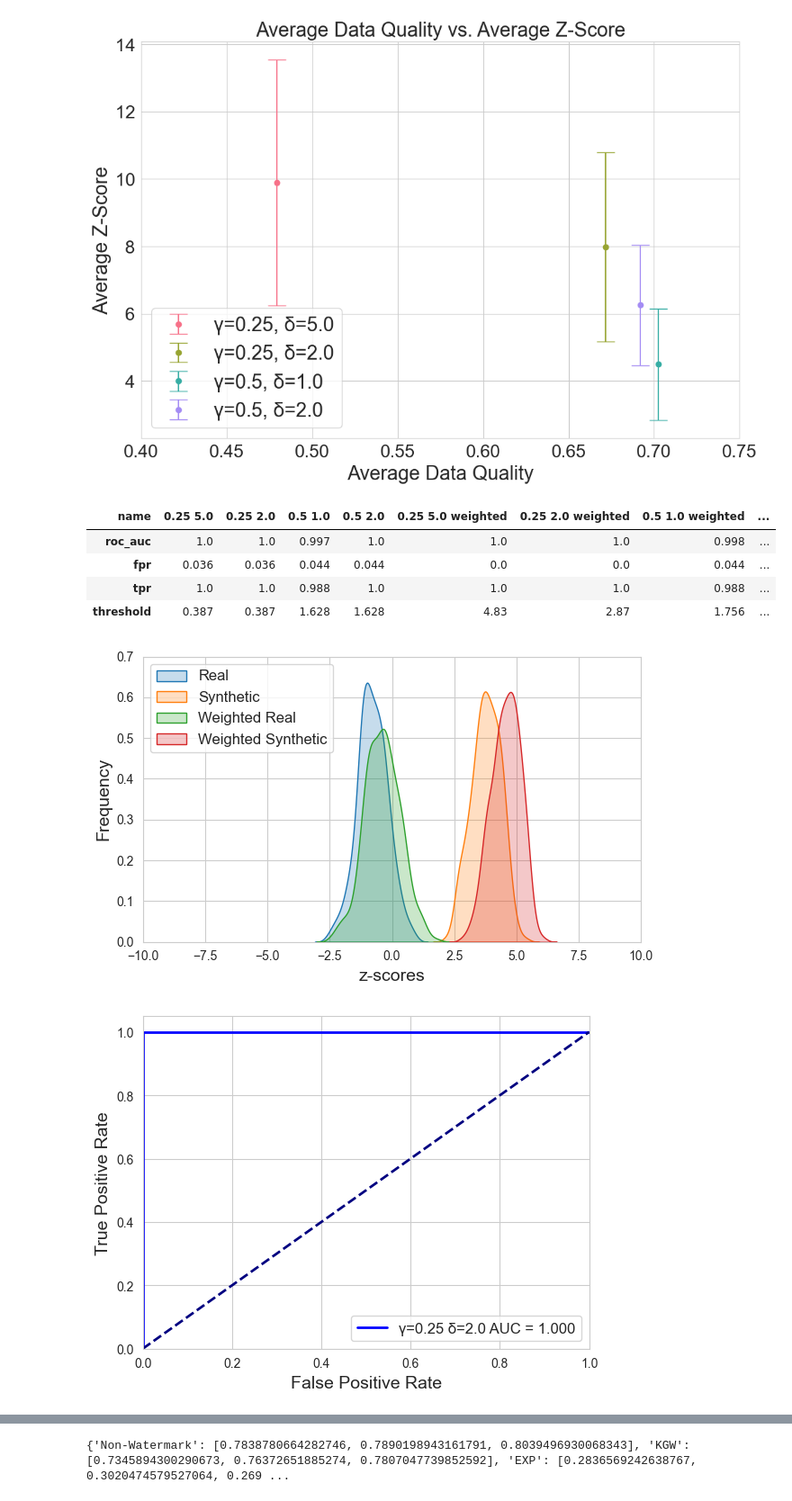
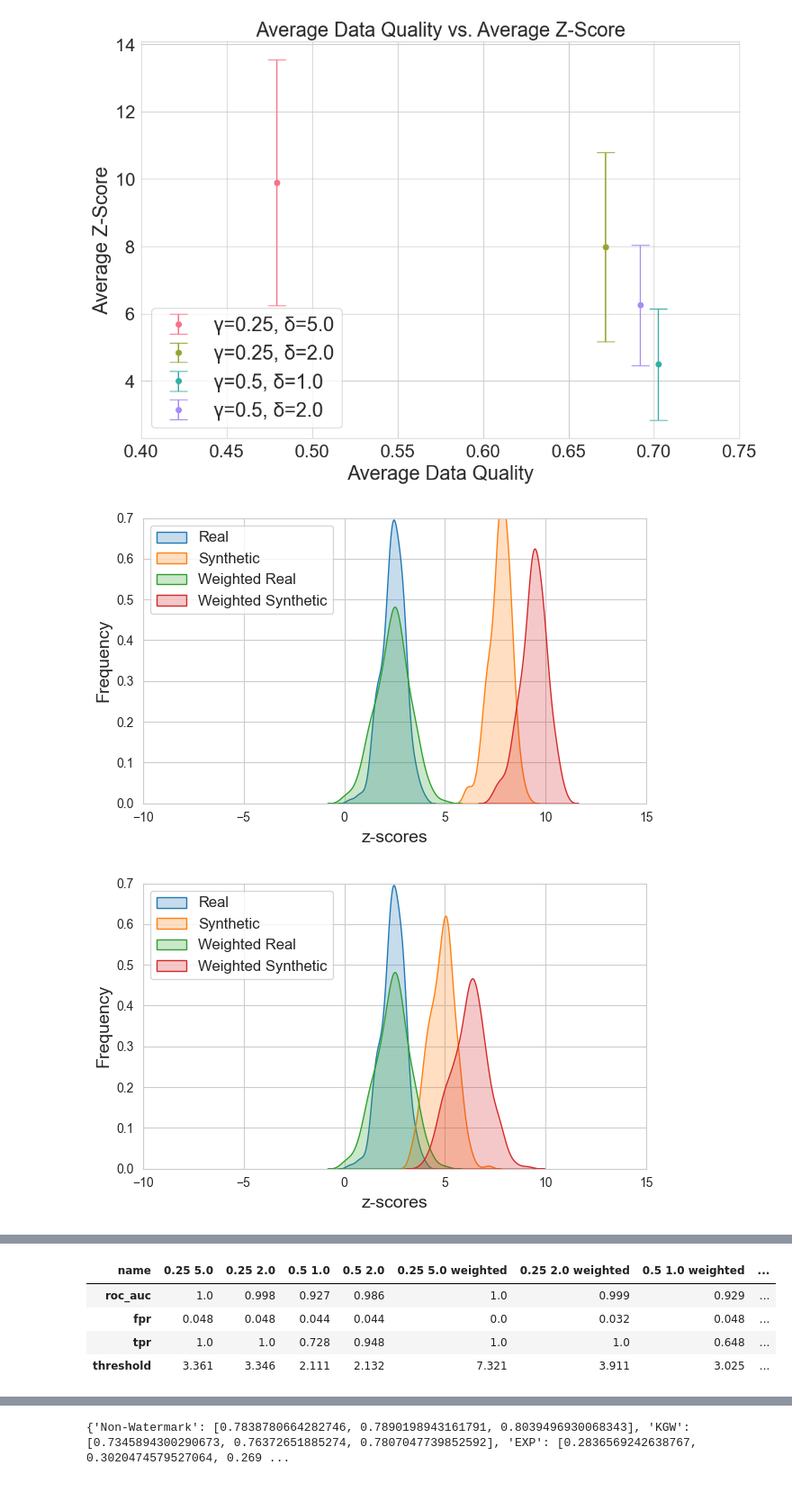
Before and after one commit to blueminh/t-rest, a Jupyter notebook: evaluation/synthcity.ipynb, the cells around one changed output, grey strips where cells are left out. Shown: that part at 90% size. Cells and saved outputs as stored; diff of their text form; code cells hidden in the pictures.

```diff
--- a/evaluation/synthcity.ipynb
+++ b/evaluation/synthcity.ipynb
@@ -533,43 +533,31 @@ def process_tpr_fpr(results, weighted_results, max_fpr = 0.2, name=None):
     if name:
         df.to_excel(f"{name}_tpr_fpr.xlsx", index=False)
     return df
-# %%
-import json
-name = 'diabetes'
-with open(f'{name}_tpr_fpr.json', 'r') as f:
-    results = json.load(f)
-process_tpr_fpr(results["non_weighted_results"], results["weighted_results"], max_fpr=0.05, name=name)
-# %% [output]
-| name | 0.25 5.0 | 0.25 2.0 | 0.5 1.0 | 0.5 2.0 | 0.25 5.0 weighted | 0.25 2.0 weighted | 0.5 1.0 weighted | ... |
-| roc_auc | 1.0 | 1.0 | 0.997 | 1.0 | 1.0 | 1.0 | 0.998 | ... |
-| fpr | 0.036 | 0.036 | 0.044 | 0.044 | 0.0 | 0.0 | 0.044 | ... |
-| tpr | 1.0 | 1.0 | 0.988 | 1.0 | 1.0 | 1.0 | 0.988 | ... |
-| threshold | 0.387 | 0.387 | 1.628 | 1.628 | 4.83 | 2.87 | 1.756 | ... |
 # %%
-gamma_delta_pairs = [(0.25, 2.0)]
+# gamma_delta_pairs = [(0.25, 2.0)]
+gamma_delta_pairs=[(0.25, 5.0), (0.25, 2.0), (0.5, 1.0), (0.5, 2.0)]
 results = compute_roc_auc(
     # ["adult", "california", "abalone", "diabetes"],
-    ['diabetes'],
+    ['adult'],
     gamma_delta_pairs=gamma_delta_pairs,
     num_samples_per_class=250,
-    num_tokens_per_sample=125,
+    num_tokens_per_sample=200,
     plot_distribution=True,
     softmax_temp=5.0,
-    custom_softmax=lambda x : softmax(x * 1.5 / np.max(x), 1.0),
+    custom_softmax=lambda x : softmax(x * 1.25 / np.max(x), 1),
 )
-
-import json
 
 # Convert NumPy arrays to lists before saving
 def convert_np_arrays(obj):
     if isinstance(obj, np.ndarray):
         return obj.tolist()
     return obj
 
 # with open('temp.json', 'w') as f:
 #     json.dump(results, f, default=convert_np_arrays)
 
 plot_roc_curves_separated_figures(results["non_weighted_results"], results["weighted_results"])
+process_tpr_fpr(results["non_weighted_results"], results["weighted_results"], max_fpr=0.05)
 # %% [output]
-[figure, old version]
+[figure, new version]
-[figure, old version]
+[figure, new version]
@@ -579,3 +568,8 @@ plot_roc_curves_separated_figures(results["non_weighted_results"], results["weig
+| name | 0.25 5.0 | 0.25 2.0 | 0.5 1.0 | 0.5 2.0 | 0.25 5.0 weighted | 0.25 2.0 weighted | 0.5 1.0 weighted | ... |
+| roc_auc | 1.0 | 0.998 | 0.927 | 0.986 | 1.0 | 0.999 | 0.929 | ... |
+| fpr | 0.048 | 0.048 | 0.044 | 0.044 | 0.0 | 0.032 | 0.048 | ... |
+| tpr | 1.0 | 1.0 | 0.728 | 0.948 | 1.0 | 1.0 | 0.648 | ... |
+| threshold | 3.361 | 3.346 | 2.111 | 2.132 | 7.321 | 3.911 | 3.025 | ... |
 # %%
 """
 Calculate entropy for each column in a df
```
Also changed, not shown: parts of 7 cells of this notebook, 4 other files.
